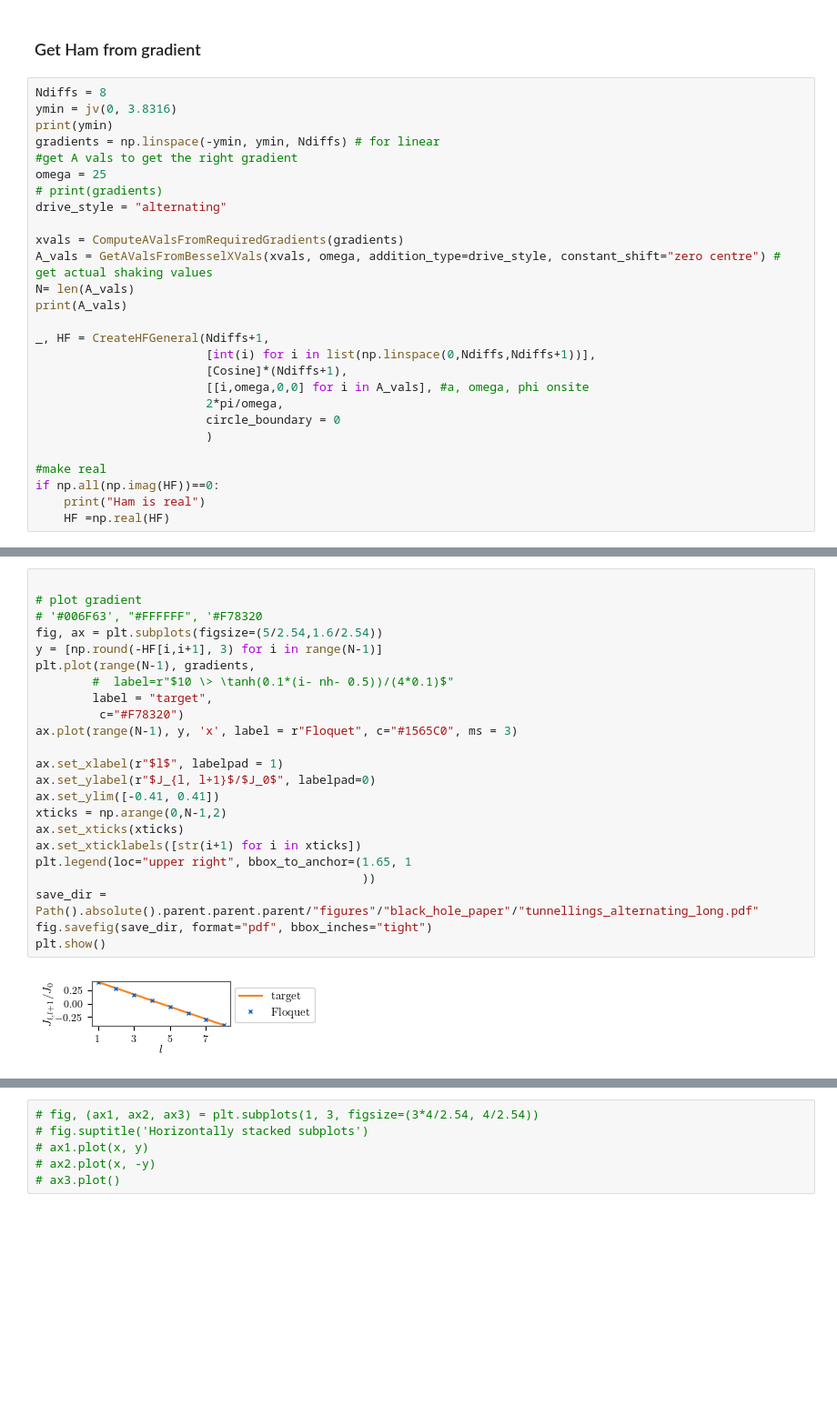
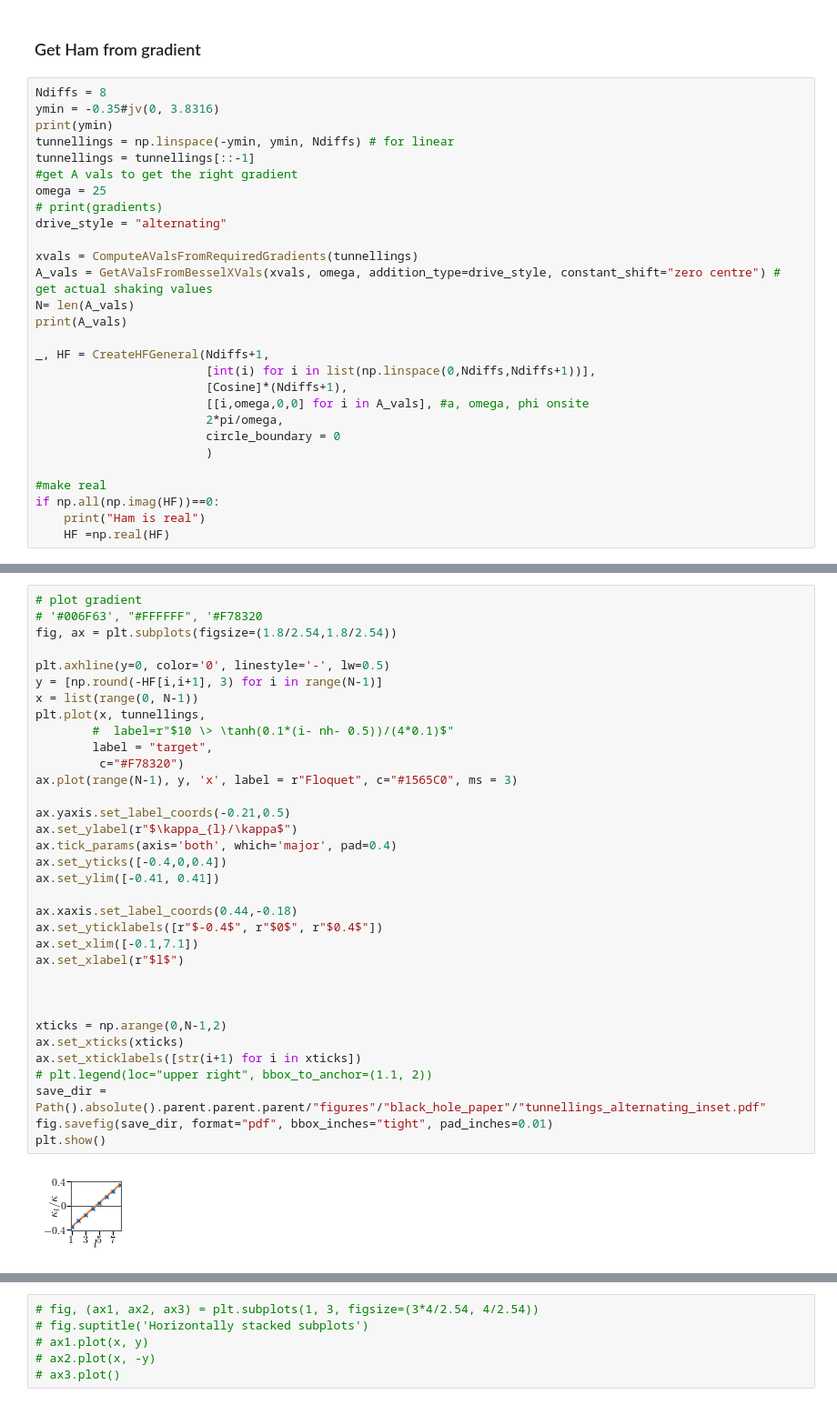
Before and after one commit to georgianixon/floquet-simulations, a Jupyter notebook: jupyter/black_hole_project/black_hole_paper_figures/floquet_hams.ipynb, the cells around one changed output, grey strips where cells are left out. Shown: that part at 91% size. Cells and saved outputs as stored; diff of their text form; blank space fills up the shorter version.

```diff
--- a/jupyter/black_hole_project/black_hole_paper_figures/floquet_hams.ipynb
+++ b/jupyter/black_hole_project/black_hole_paper_figures/floquet_hams.ipynb
@@ -30,15 +15,16 @@ PlotParams(fontsize=fontsize)
 ### Get Ham from gradient
 # %%
 Ndiffs = 8
-ymin = jv(0, 3.8316)
+ymin = -0.35#jv(0, 3.8316)
 print(ymin)
-gradients = np.linspace(-ymin, ymin, Ndiffs) # for linear
+tunnellings = np.linspace(-ymin, ymin, Ndiffs) # for linear
+tunnellings = tunnellings[::-1]
 #get A vals to get the right gradient
 omega = 25
 # print(gradients)
 drive_style = "alternating"
 
-xvals = ComputeAValsFromRequiredGradients(gradients)
+xvals = ComputeAValsFromRequiredGradients(tunnellings)
 A_vals = GetAValsFromBesselXVals(xvals, omega, addition_type=drive_style, constant_shift="zero centre") # get actual shaking values
 N= len(A_vals)
 print(A_vals)
@@ -150,25 +165,36 @@ plt.show()
 # %%
-
 # plot gradient
 # '#006F63', "#FFFFFF", '#F78320
-fig, ax = plt.subplots(figsize=(5/2.54,1.6/2.54))
+fig, ax = plt.subplots(figsize=(1.8/2.54,1.8/2.54))
+
+plt.axhline(y=0, color='0', linestyle='-', lw=0.5)
 y = [np.round(-HF[i,i+1], 3) for i in range(N-1)]
-plt.plot(range(N-1), gradients,
+x = list(range(0, N-1))
+plt.plot(x, tunnellings,
         #  label=r"$10 \> \tanh(0.1*(i- nh- 0.5))/(4*0.1)$"
         label = "target",
          c="#F78320")
 ax.plot(range(N-1), y, 'x', label = r"Floquet", c="#1565C0", ms = 3)
 
-ax.set_xlabel(r"$l$", labelpad = 1)
-ax.set_ylabel(r"$J_{l, l+1}$/$J_0$", labelpad=0)
+ax.yaxis.set_label_coords(-0.21,0.5)
+ax.set_ylabel(r"$\kappa_{l}/\kappa$")
+ax.tick_params(axis='both', which='major', pad=0.4)
+ax.set_yticks([-0.4,0,0.4])
 ax.set_ylim([-0.41, 0.41])
+
+ax.xaxis.set_label_coords(0.44,-0.18)
+ax.set_yticklabels([r"$-0.4$", r"$0$", r"$0.4$"])
+ax.set_xlim([-0.1,7.1])
+ax.set_xlabel(r"$l$")
+
+
+
 xticks = np.arange(0,N-1,2)
 ax.set_xticks(xticks)
 ax.set_xticklabels([str(i+1) for i in xticks])
-plt.legend(loc="upper right", bbox_to_anchor=(1.65, 1
-                                              ))
-save_dir = Path().absolute().parent.parent.parent/"figures"/"black_hole_paper"/"tunnellings_alternating_long.pdf"
-fig.savefig(save_dir, format="pdf", bbox_inches="tight")
+# plt.legend(loc="upper right", bbox_to_anchor=(1.1, 2))
+save_dir = Path().absolute().parent.parent.parent/"figures"/"black_hole_paper"/"tunnellings_alternating_inset.pdf"
+fig.savefig(save_dir, format="pdf", bbox_inches="tight", pad_inches=0.01)
 plt.show()
 # %% [output]
-[figure, old version]
+[figure, new version]
```
Also changed, not shown: parts of 21 cells of this notebook, 13 other files.
